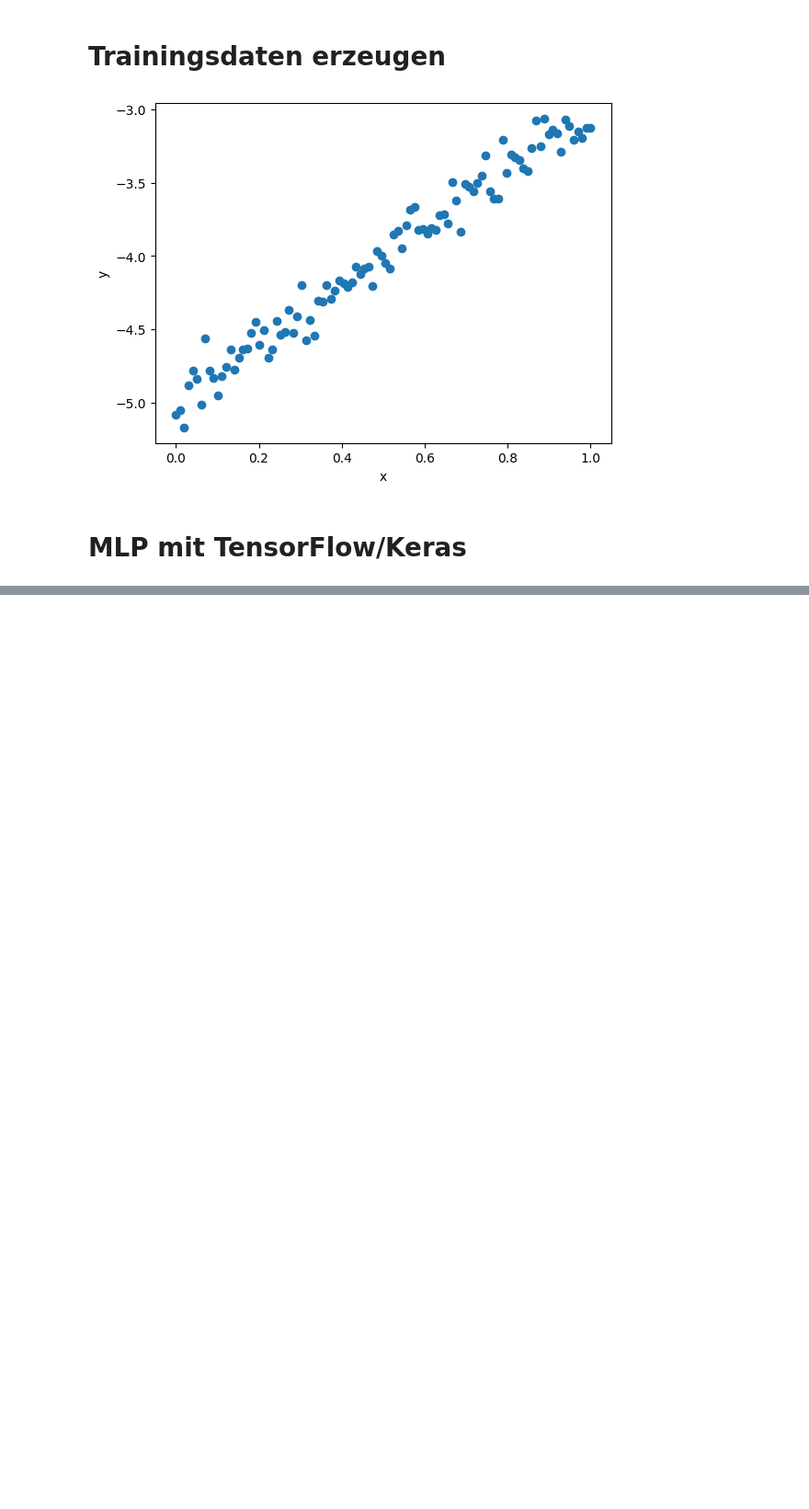
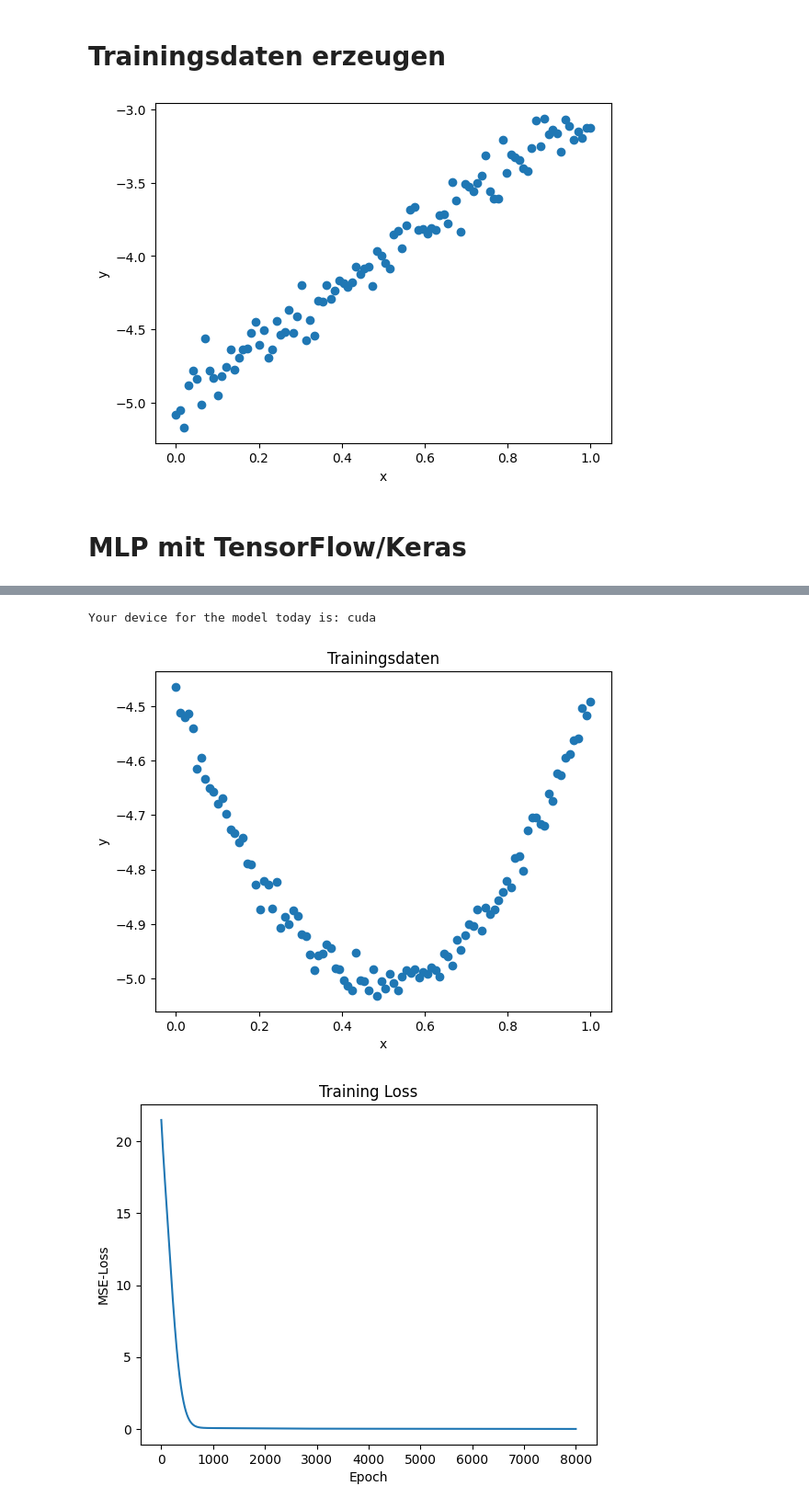
Before and after one commit to juebrauer/code_jb, a Jupyter notebook: 0016_semester_code_deep_learning/03_tf_vs_pytorch.ipynb, the cells around one changed output, grey strips where cells are left out. Shown at 92% size. Saved outputs shown, nothing was run; the diff lists cells and outputs as text; code cells hidden in the pictures; blank space fills up the shorter version.

```diff
--- a/0016_semester_code_deep_learning/03_tf_vs_pytorch.ipynb
+++ b/0016_semester_code_deep_learning/03_tf_vs_pytorch.ipynb
@@ -65,0 +87,79 @@ Model: "MyFirstMLP"
+# %%
+# PyTorch-Version deines Beispiels
+import numpy as np
+import matplotlib.pyplot as plt
+import torch
+import torch.nn as nn
+
+# Reproduzierbarkeit
+torch.manual_seed(0)
+np.random.seed(0)
+
+# 0. Device festlegen (hier absichtlich CPU, analog zu deinem TF-Code ohne GPU)
+#device = torch.device("cpu")
+device = torch.device("cuda") if torch.cuda.is_available() else torch.device("cpu")
+print(f"Your device for the model today is: {device}")
+
+# 1. Daten vorbereiten (wie bei dir)
+x_np = np.linspace(0.0, 1.0, 100).astype(np.float32)
+# y_np = -5 + 2*x_np + 0.1*np.random.randn(len(x_np)).astype(np.float32)
+y_np = -5 + 2*(x_np - 0.5)**2 + 0.02*np.random.randn(len(x_np)).astype(np.float32)
+
+# Für PyTorch: (N, 1)-Form
+x = torch.from_numpy(x_np).unsqueeze(1).to(device)  # shape: [100, 1]
+y = torch.from_numpy(y_np).unsqueeze(1).to(device)  # shape: [100, 1]
+
+plt.scatter(x_np, y_np)
+plt.xlabel("x")
+plt.ylabel("y")
+plt.title("Trainingsdaten")
+plt.show()
+
+# 2. Modell definieren & trainieren
+model = nn.Sequential(
+    nn.Linear(1, 10),   # input -> hidden
+    nn.Tanh(),
+    nn.Linear(10, 1)    # hidden -> output
+).to(device)
+
+criterion = nn.MSELoss()
+optimizer = torch.optim.Adam(model.parameters(), lr=1e-3)
+
+num_epochs = 8000
+loss_history = []
+
+model.train()
+for epoch in range(num_epochs):
+    optimizer.zero_grad()
+    pred = model(x)           # Vorwärts
+    loss = criterion(pred, y) # Loss
+    loss.backward()           # Gradienten
+    optimizer.step()          # Update
+    loss_history.append(loss.item())
+
+
+# Trainingskurve
+plt.plot(loss_history)
+plt.xlabel("Epoch")
+plt.ylabel("MSE-Loss")
+plt.title("Training Loss")
+plt.show()
+
+# 3. Testprädiktionen visualisieren
+model.eval()
+with torch.no_grad():
+    x_test_np = np.linspace(0.0, 1.0, 200).astype(np.float32)
+    x_test = torch.from_numpy(x_test_np).unsqueeze(1).to(device)
+    y_pred = model(x_test).cpu().numpy().flatten()
+
+plt.scatter(x_np, y_np, marker="+", label="train data")
+plt.scatter(x_test_np, y_pred, marker=".", label="test preds")
+plt.legend()
+plt.xlabel("x")
+plt.ylabel("y")
+plt.title("Vorhersagen des MLP")
+plt.show()
+# %% [output]
+Your device for the model today is: cuda
+[figure, added]
+[figure, added]
```
Also changed, not shown: parts of 7 cells of this notebook, 1 other file.
